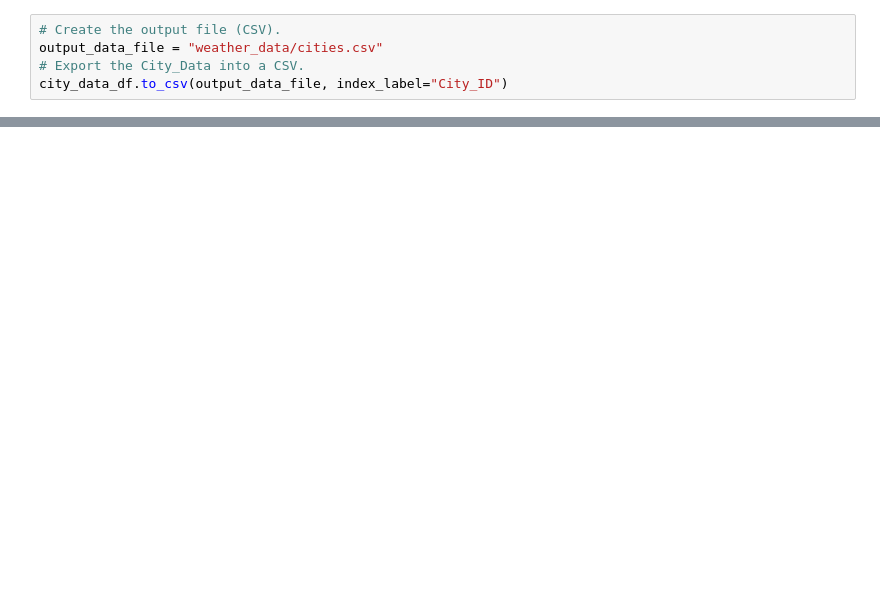
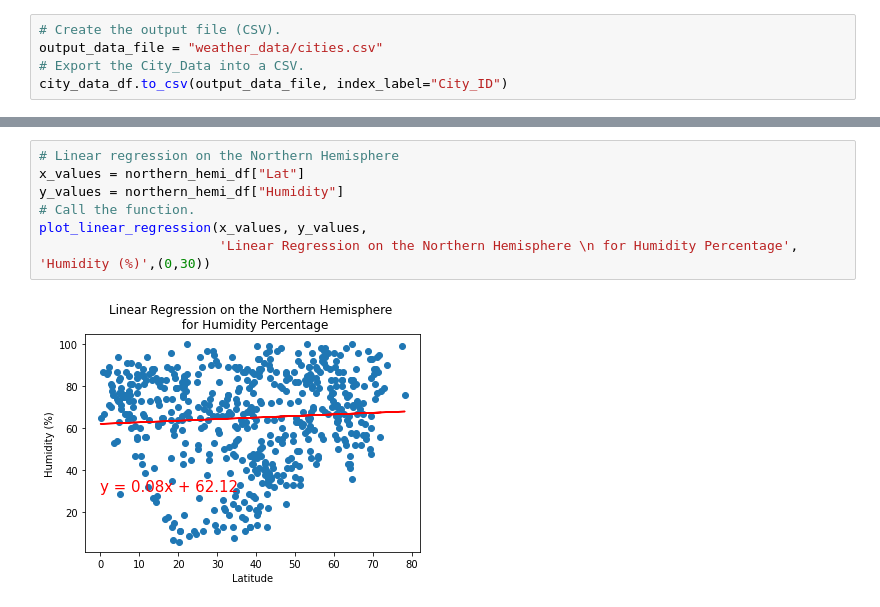
Before and after one commit to Atros04/Weather-API, a Jupyter notebook: PyWeather.ipynb, the cells around one changed output, grey strips where cells are left out. Drawn from its saved outputs; the diff is of its cells as text; blank space fills up the shorter version.

```diff
--- a/PyWeather.ipynb
+++ b/PyWeather.ipynb
@@ -157,0 +204,9 @@ city_data_df.to_csv(output_data_file, index_label="City_ID")
+# %%
+# Linear regression on the Northern Hemisphere
+x_values = northern_hemi_df["Lat"]
+y_values = northern_hemi_df["Humidity"]
+# Call the function.
+plot_linear_regression(x_values, y_values,
+                       'Linear Regression on the Northern Hemisphere \n for Humidity Percentage', 'Humidity (%)',(0,30))
+# %% [output]
+[figure, added]
```
Also changed, not shown: parts of 14 cells of this notebook, 11 other files.
